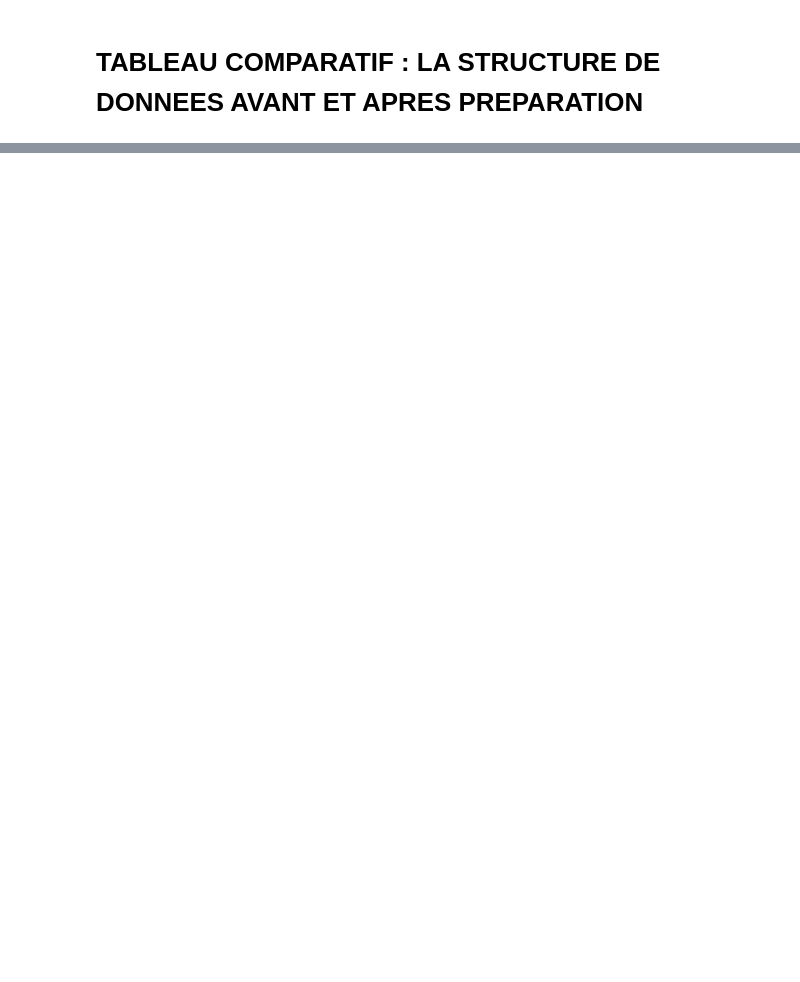
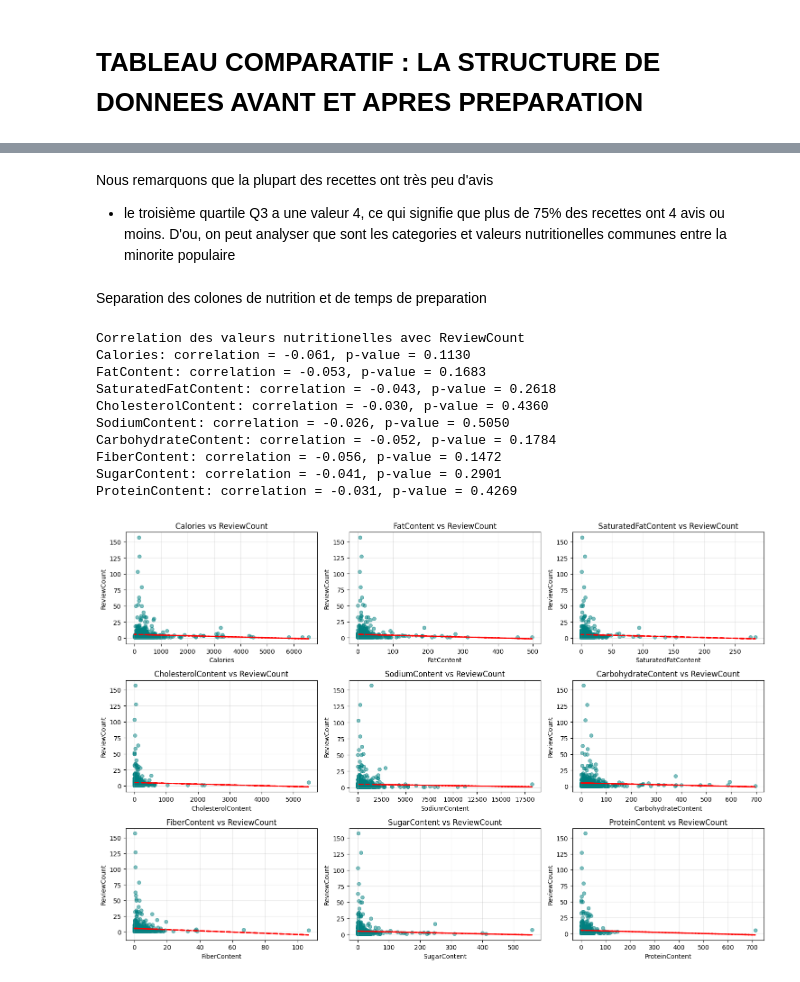
Before and after one commit to louaycodes/ProjetMachineLearning4Arctic, a Jupyter notebook: projetML.ipynb, the cells around one changed output, grey strips where cells are left out. Drawn from its saved outputs; the diff is of its cells as text; code cells hidden in the pictures; blank space fills up the shorter version.

```diff
--- a/projetML.ipynb
+++ b/projetML.ipynb
@@ -667,0 +681,6 @@ df_finale.describe()
+# %%
+pop_df = df_recipes_small_final.copy()
+print("Colonnes :")
+print(pop_df.columns.to_list())
+print("\nstatistiques de ReviewCount :")
+print(pop_df['ReviewCount'].describe())
@@ -667,0 +701,56 @@ df_finale.describe()
+# %% [markdown]
+Nous remarquons que la plupart des recettes ont très peu d'avis
+- le troisième quartile Q3 a une valeur 4, ce qui signifie que plus de 75% des recettes ont 4 avis ou moins.
+D'ou, on peut analyser que sont les categories et valeurs nutritionelles communes entre la minorite populaire
+# %% [markdown]
+Separation des colones de nutrition et de temps de preparation
+# %%
+nutrition_cols = [
+    'Calories','FatContent','SaturatedFatContent','CholesterolContent','SodiumContent',
+    'CarbohydrateContent','FiberContent','SugarContent','ProteinContent'
+]
+
+temps_cols = ['PrepTime', 'CookTime', 'TotalTime']
+# %%
+nutrition_data = pop_df[nutrition_cols + ['ReviewCount']].dropna()
+
+print("Correlation des valeurs nutritionelles avec ReviewCount ")
+correlations_nutrition = {}
+for col in nutrition_cols:
+    corr, pval = pearsonr(nutrition_data[col], nutrition_data['ReviewCount'])
+    correlations_nutrition[col] = {'pearson': corr, 'p_value': pval}
+    print(f"{col}: correlation = {corr:.3f}, p-value = {pval:.4f}")
+
+ncols = 3
+nrows = int(np.ceil(len(nutrition_cols) / ncols))
+
+fig, axes = plt.subplots(nrows, ncols, figsize=(15, 10))
+axes = axes.flatten()
+
+for idx, col in enumerate(nutrition_cols):
+    axes[idx].scatter(nutrition_data[col], nutrition_data['ReviewCount'], alpha=0.5, s=30, color='teal')
+    z = np.polyfit(nutrition_data[col], nutrition_data['ReviewCount'], 1)
+    p = np.poly1d(z)
+    axes[idx].plot(nutrition_data[col], p(nutrition_data[col]), "r--", linewidth=2)
+    axes[idx].set_xlabel(col)
+    axes[idx].set_ylabel('ReviewCount')
+    axes[idx].set_title(f'{col} vs ReviewCount')
+    axes[idx].grid(alpha=0.3)
+
+for j in range(idx + 1, len(axes)):
+    fig.delaxes(axes[j])
+
+plt.tight_layout()
+plt.show()
+# %% [output]
+Correlation des valeurs nutritionelles avec ReviewCount
+Calories: correlation = -0.061, p-value = 0.1130
+FatContent: correlation = -0.053, p-value = 0.1683
+SaturatedFatContent: correlation = -0.043, p-value = 0.2618
+CholesterolContent: correlation = -0.030, p-value = 0.4360
+SodiumContent: correlation = -0.026, p-value = 0.5050
+CarbohydrateContent: correlation = -0.052, p-value = 0.1784
+FiberContent: correlation = -0.056, p-value = 0.1472
+SugarContent: correlation = -0.041, p-value = 0.2901
+ProteinContent: correlation = -0.031, p-value = 0.4269
+[figure, added]
```
Also changed, not shown: parts of 16 cells of this notebook.
